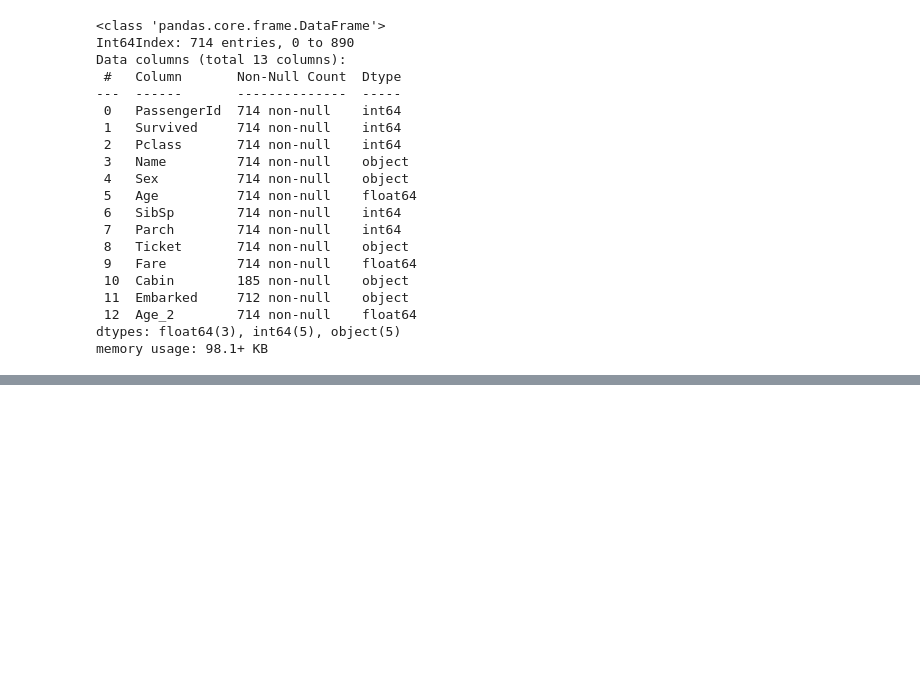
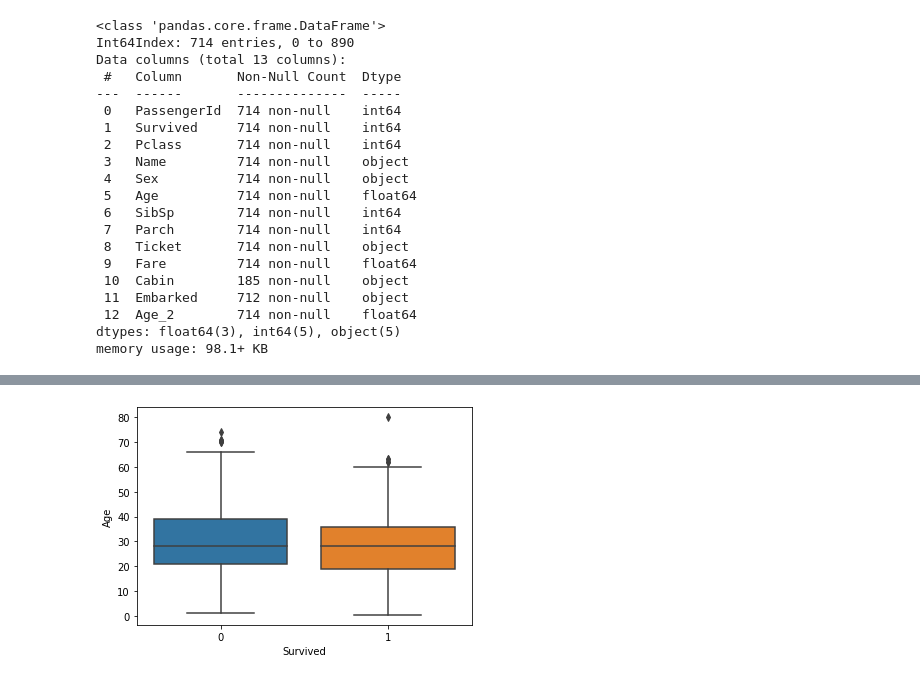
Before and after one commit to wilmerod/Curso-de-introduccion-a-Big-Data-Parte-2-nov2021, a Jupyter notebook: EDA_Titanic.ipynb, the cells around one changed output, grey strips where cells are left out. Saved outputs shown, nothing was run; the diff lists cells and outputs as text; code cells hidden in the pictures; blank space fills up the shorter version.

```diff
--- a/EDA_Titanic.ipynb
+++ b/EDA_Titanic.ipynb
@@ -541,0 +557,5 @@ memory usage: 98.1+ KB
+# %%
+sns.boxplot(x=train_data['Survived'],y=train_data['Age'])
+plt.show()
+# %% [output]
+[figure, added]
```
Also changed, not shown: parts of 14 cells of this notebook.
